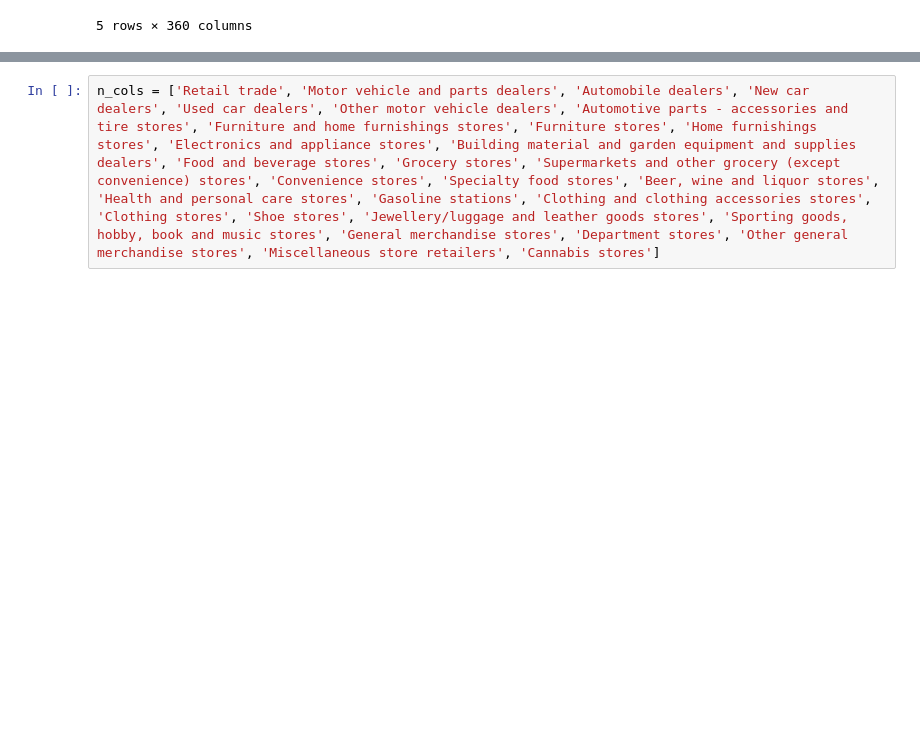
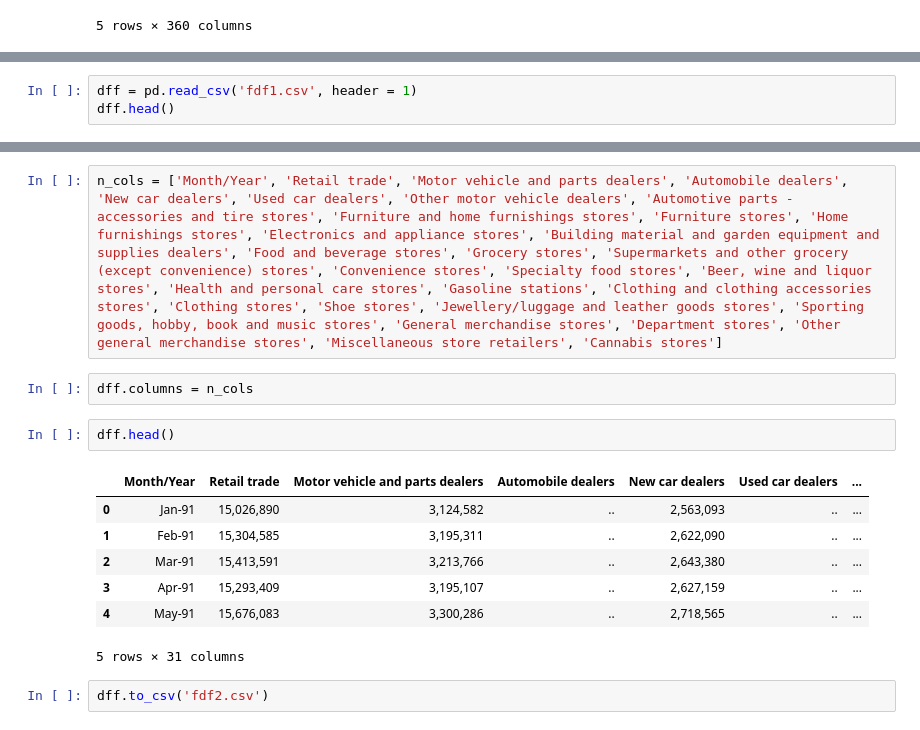
Before and after one commit to kumarmohit3194/Manpower-Demand-Forecasting, a Jupyter notebook: code.ipynb, the cells around one changed output, grey strips where cells are left out. Cells and saved outputs as stored; diff of their text form; blank space fills up the shorter version.

```diff
--- a/code.ipynb
+++ b/code.ipynb
@@ -35,0 +43,3 @@ df1
+# %%
+dff = pd.read_csv('fdf1.csv', header = 1)
+dff.head()
@@ -36,2 +54,16 @@ df1
 # %%
-n_cols = ['Retail trade', 'Motor vehicle and parts dealers', 'Automobile dealers', 'New car dealers', 'Used car dealers', 'Other motor vehicle dealers', 'Automotive parts - accessories and tire stores', 'Furniture and home furnishings stores', 'Furniture stores', 'Home furnishings stores', 'Electronics and appliance stores', 'Building material and garden equipment and supplies dealers', 'Food and beverage stores', 'Grocery stores', 'Supermarkets and other grocery (except convenience) stores', 'Convenience stores', 'Specialty food stores', 'Beer, wine and liquor stores', 'Health and personal care stores', 'Gasoline stations', 'Clothing and clothing accessories stores', 'Clothing stores', 'Shoe stores', 'Jewellery/luggage and leather goods stores', 'Sporting goods, hobby, book and music stores', 'General merchandise stores', 'Department stores', 'Other general merchandise stores', 'Miscellaneous store retailers', 'Cannabis stores']
+n_cols = ['Month/Year', 'Retail trade', 'Motor vehicle and parts dealers', 'Automobile dealers', 'New car dealers', 'Used car dealers', 'Other motor vehicle dealers', 'Automotive parts - accessories and tire stores', 'Furniture and home furnishings stores', 'Furniture stores', 'Home furnishings stores', 'Electronics and appliance stores', 'Building material and garden equipment and supplies dealers', 'Food and beverage stores', 'Grocery stores', 'Supermarkets and other grocery (except convenience) stores', 'Convenience stores', 'Specialty food stores', 'Beer, wine and liquor stores', 'Health and personal care stores', 'Gasoline stations', 'Clothing and clothing accessories stores', 'Clothing stores', 'Shoe stores', 'Jewellery/luggage and leather goods stores', 'Sporting goods, hobby, book and music stores', 'General merchandise stores', 'Department stores', 'Other general merchandise stores', 'Miscellaneous store retailers', 'Cannabis stores']
+# %%
+dff.columns = n_cols
+# %%
+dff.head()
+# %% [output]
+|  | Month/Year | Retail trade | Motor vehicle and parts dealers | Automobile dealers | New car dealers | Used car dealers | ... |
+| 0 | Jan-91 | 15,026,890 | 3,124,582 | .. | 2,563,093 | .. | ... |
+| 1 | Feb-91 | 15,304,585 | 3,195,311 | .. | 2,622,090 | .. | ... |
+| 2 | Mar-91 | 15,413,591 | 3,213,766 | .. | 2,643,380 | .. | ... |
+| 3 | Apr-91 | 15,293,409 | 3,195,107 | .. | 2,627,159 | .. | ... |
+| 4 | May-91 | 15,676,083 | 3,300,286 | .. | 2,718,565 | .. | ... |
+5 rows × 31 columns
+# %%
+dff.to_csv('fdf2.csv')
```
Also changed, not shown: parts of 14 cells of this notebook, 4 other files.
